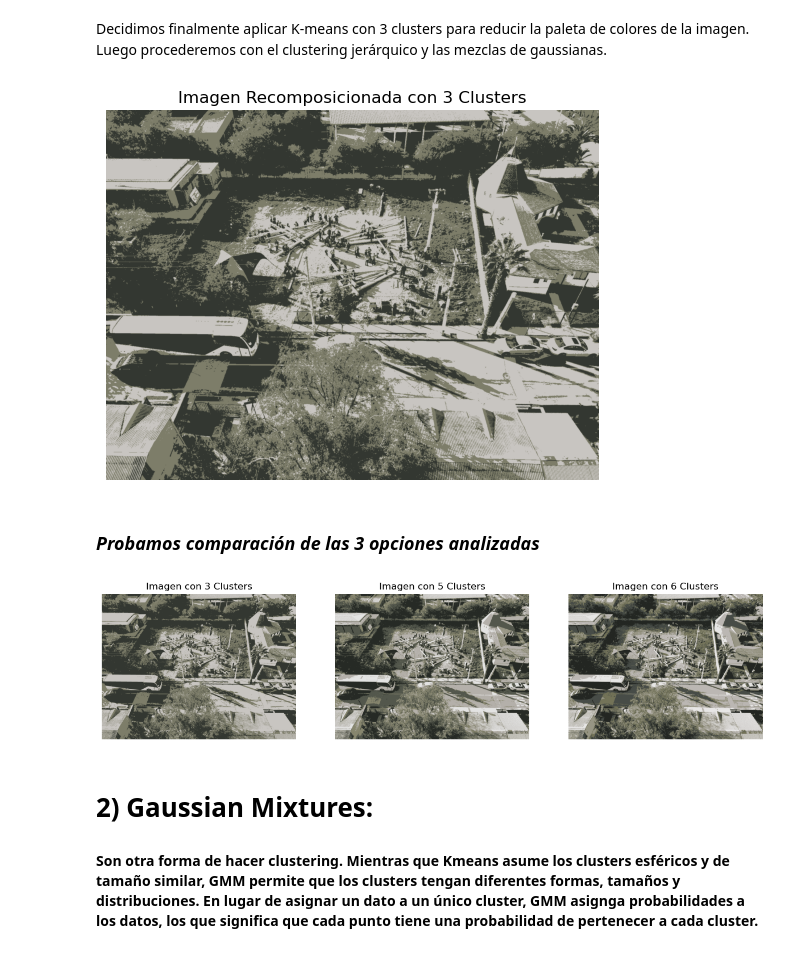
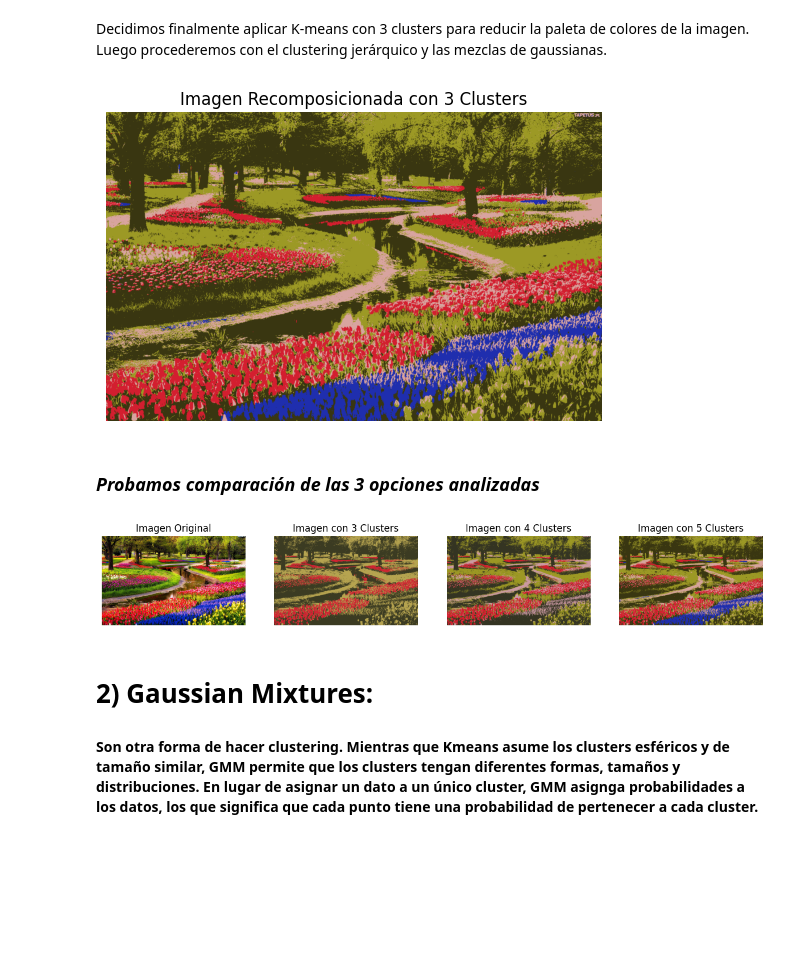
Before and after one commit to RosarioValderrama/Laboratorio_2_ML, a Jupyter notebook: notebooks/Laboratorio_2_ML.ipynb, the cells around one changed output. Saved outputs shown, nothing was run; the diff lists cells and outputs as text; code cells hidden in the pictures; blank space fills up the shorter version.

Commit message:
agregadas nuevas fotos y agregado código para determinar cantidad óptima en GM y CJ

```diff
--- a/notebooks/Laboratorio_2_ML.ipynb
+++ b/notebooks/Laboratorio_2_ML.ipynb
@@ -36,9 +44,10 @@ Convertimos la imagen en matriz de pixeles: toma la imagen y la convierte en una
 # %%
 # Convertir la imagen a una matriz de píxeles
 image_np = np.array(image)
-pixels = image_np.reshape(-1, 3)
+print(f"Forma original de la imagen: {image_np.shape}")
+# pixels = image_np.reshape(-1, 3)
+pixels = image_np.reshape(-1, 4)
 
 # Mostrar las formas
-print(f"Forma original de la imagen: {image_np.shape}")
 print(f"Forma de la imagen convertida en píxeles: {pixels.shape}")
 # %% [output]
@@ -51,7 +60,7 @@ Forma de la imagen convertida en píxeles: (1920000, 3)
 # %%
 # Probar diferentes números de clusters y calcular la "inertia" (distancia intracluster)
 inertia = []
-cluster_range = range(1, 7)
+cluster_range = range(1, 10)
 
 for k in cluster_range:
     kmeans = KMeans(n_clusters=k, random_state=42)
@@ -71,16 +77,0 @@ plt.show()
-# %%
-# Probar diferentes números de clusters y calcular la "inertia" (distancia intracluster)
-inertia = []
-cluster_range = range(1, 6)
-
-for k in cluster_range:
-    kmeans = KMeans(n_clusters=k, random_state=42)
-    kmeans.fit(pixels)
-    inertia.append(kmeans.inertia_)
-
-# Graficar el scree-plot
-plt.plot(cluster_range, inertia, marker='o')
-plt.xlabel('Número de Clusters')
-plt.ylabel('Inertia')
-plt.title('Scree-Plot para determinar el número óptimo de clusters')
-plt.show()
@@ -91,16 +77,0 @@ plt.show()
-# %%
-# Probar diferentes números de clusters y calcular la "inertia" (distancia intracluster)
-inertia = []
-cluster_range = range(1, 4)
-
-for k in cluster_range:
-    kmeans = KMeans(n_clusters=k, random_state=42)
-    kmeans.fit(pixels)
-    inertia.append(kmeans.inertia_)
-
-# Graficar el scree-plot
-plt.plot(cluster_range, inertia, marker='o')
-plt.xlabel('Número de Clusters')
-plt.ylabel('Inertia')
-plt.title('Scree-Plot para determinar el número óptimo de clusters')
-plt.show()
@@ -110,25 +79,25 @@ plt.show()
 Decidimos finalmente aplicar K-means con 3 clusters para reducir la paleta de colores de la imagen. Luego procederemos con el clustering jerárquico y las mezclas de gaussianas.
 # %%
 # Aplicar KMeans con 3 clusters
-kmeans = KMeans(n_clusters=3, random_state=42)
+kmeans = KMeans(n_clusters=5, random_state=42)
 kmeans.fit(pixels)
 
 # Obtener los colores (centroides) de los clusters
 centroids = np.array(kmeans.cluster_centers_, dtype='uint8')
 
 # Asignar cada píxel a su color más cercano (cluster)
 labels = kmeans.labels_
 
 # Recomponer la imagen con los colores reducidos (3 clusters)
 reconstructed_image = centroids[labels].reshape(image_np.shape)
 
 # Mostrar la imagen recomposicionada
 plt.imshow(reconstructed_image)
 plt.axis('off')  # No mostrar los ejes
 plt.title('Imagen Recomposicionada con 3 Clusters')
 plt.show()
 # %% [output]
-[figure, old version]
+[figure, new version]
 # %% [markdown]
 ### *Probamos comparación de las 3 opciones analizadas*
 # %%
@@ -143,30 +112,37 @@ def apply_kmeans_and_reconstruct(n_clusters, pixels, image_shape):
 
 # Aplicar KMeans para 3, 5 y 6 clusters
 image_3_clusters = apply_kmeans_and_reconstruct(3, pixels, image_np.shape)
-image_5_clusters = apply_kmeans_and_reconstruct(5, pixels, image_np.shape)
-image_6_clusters = apply_kmeans_and_reconstruct(6, pixels, image_np.shape)
+image_5_clusters = apply_kmeans_and_reconstruct(4, pixels, image_np.shape)
+image_6_clusters = apply_kmeans_and_reconstruct(5, pixels, image_np.shape)
 
 # Mostrar las imágenes recompuestas para comparar visualmente
 plt.figure(figsize=(15, 5))
 
-plt.subplot(1, 3, 1)
+# Mostrar la imagen
+plt.subplot(1, 4, 1)
+plt.imshow(image)
+plt.title('Imagen Original')
+plt.axis('off')  # No mostrar los ejes
+
+plt.subplot(1, 4, 2)
 plt.imshow(image_3_clusters)
 plt.axis('off')
 plt.title('Imagen con 3 Clusters')
 
-plt.subplot(1, 3, 2)
+plt.subplot(1, 4, 3)
 plt.imshow(image_5_clusters)
+plt.axis('off')
+plt.title('Imagen con 4 Clusters')
+
+plt.subplot(1, 4, 4)
+plt.imshow(image_6_clusters)
 plt.axis('off')
 plt.title('Imagen con 5 Clusters')
 
-plt.subplot(1, 3, 3)
-plt.imshow(image_6_clusters)
-plt.axis('off')
-plt.title('Imagen con 6 Clusters')
 
 plt.show()
 # %% [output]
-[figure, old version]
+[figure, new version]
 # %% [markdown]
 # 2) Gaussian Mixtures:
 #### Son otra forma de hacer clustering. Mientras que Kmeans asume los clusters esféricos y de tamaño similar, GMM permite que los clusters tengan diferentes formas, tamaños y distribuciones. En lugar de asignar un dato a un único cluster, GMM asignga probabilidades a los datos, los que significa que cada punto tiene una probabilidad de pertenecer a cada cluster.
```
Also changed, not shown: parts of 15 cells of this notebook, 5 other files.
